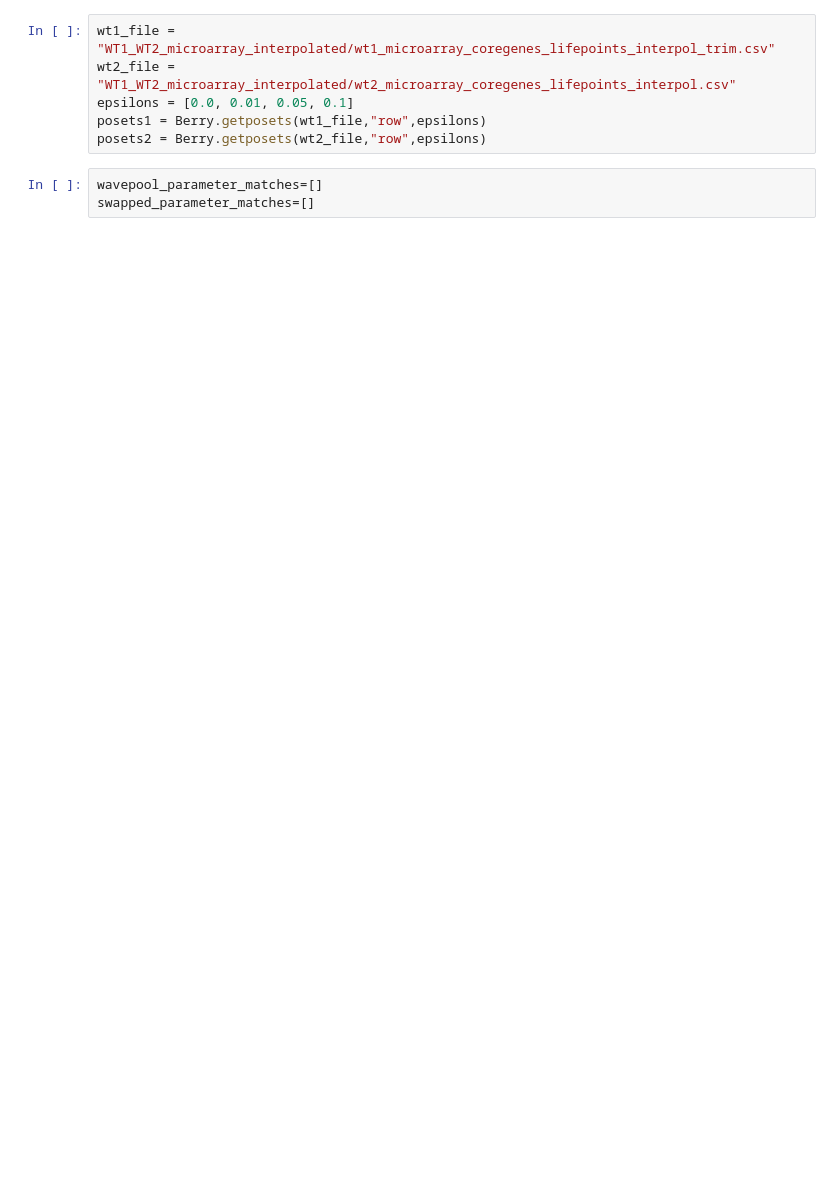
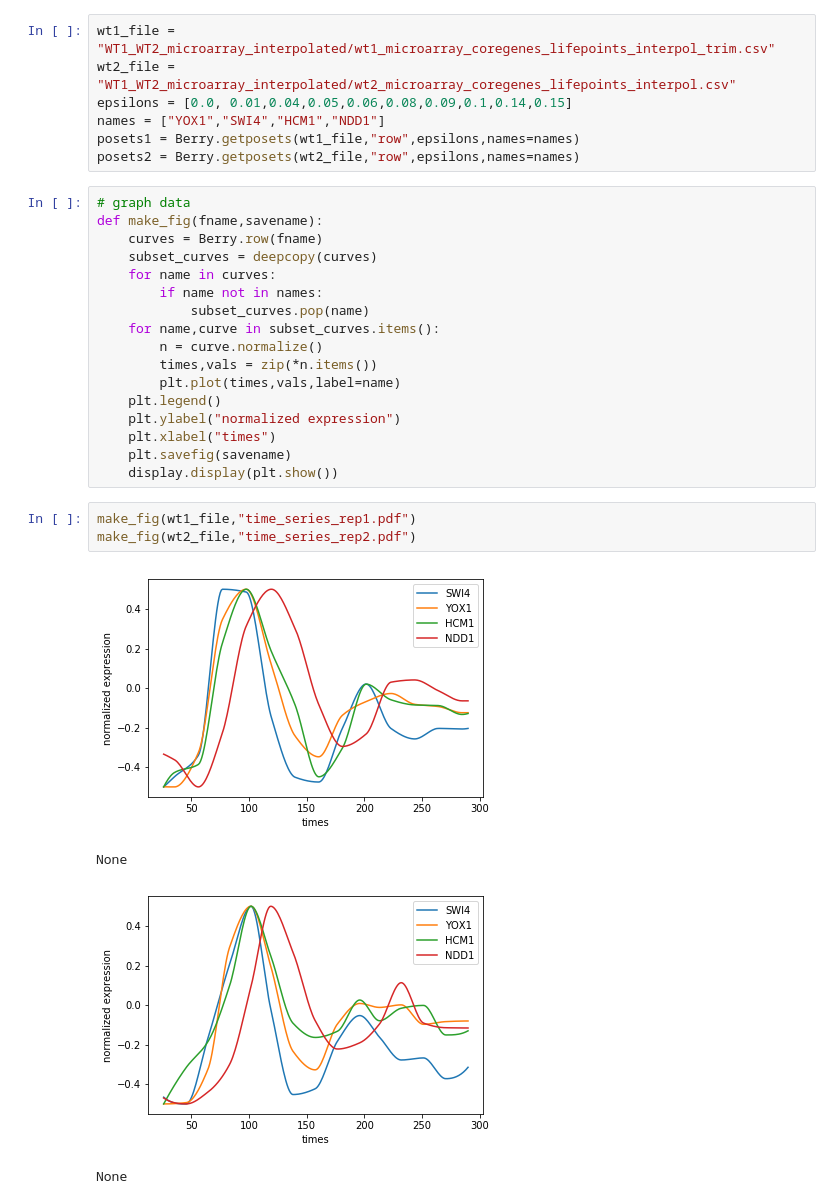
Before and after one commit to breecummins/min_interval_posets, a Jupyter notebook: scripts/Berry_2019_figures_results.ipynb, the cells around one changed output. Drawn from its saved outputs; the diff is of its cells as text; blank space fills up the shorter version.

Commit message:
fixed small bug in posets and completed jupyter notebook for first application in paper

```diff
--- a/scripts/Berry_2019_figures_results.ipynb
+++ b/scripts/Berry_2019_figures_results.ipynb
@@ -14,9 +19,32 @@ DSGRN.DrawGraph(swapped)
 # %%
 wt1_file = "WT1_WT2_microarray_interpolated/wt1_microarray_coregenes_lifepoints_interpol_trim.csv"
 wt2_file = "WT1_WT2_microarray_interpolated/wt2_microarray_coregenes_lifepoints_interpol.csv"
-epsilons = [0.0, 0.01, 0.05, 0.1]
-posets1 = Berry.getposets(wt1_file,"row",epsilons)
-posets2 = Berry.getposets(wt2_file,"row",epsilons)
+epsilons = [0.0, 0.01,0.04,0.05,0.06,0.08,0.09,0.1,0.14,0.15]
+names = ["YOX1","SWI4","HCM1","NDD1"]
+posets1 = Berry.getposets(wt1_file,"row",epsilons,names=names)
+posets2 = Berry.getposets(wt2_file,"row",epsilons,names=names)
-# %%
-wavepool_parameter_matches=[]
-swapped_parameter_matches=[]
+# %%
+# graph data
+def make_fig(fname,savename):
+    curves = Berry.row(fname)
+    subset_curves = deepcopy(curves)
+    for name in curves:
+        if name not in names:
+            subset_curves.pop(name)
+    for name,curve in subset_curves.items():
+        n = curve.normalize()
+        times,vals = zip(*n.items())
+        plt.plot(times,vals,label=name)
+    plt.legend()
+    plt.ylabel("normalized expression")
+    plt.xlabel("times")
+    plt.savefig(savename)
+    display.display(plt.show())
+# %%
+make_fig(wt1_file,"time_series_rep1.pdf")
+make_fig(wt2_file,"time_series_rep2.pdf")
+# %% [output]
+[figure, added]
+None
+[figure, added]
+None
```
Also changed, not shown: parts of 12 cells of this notebook, 4 other files.
